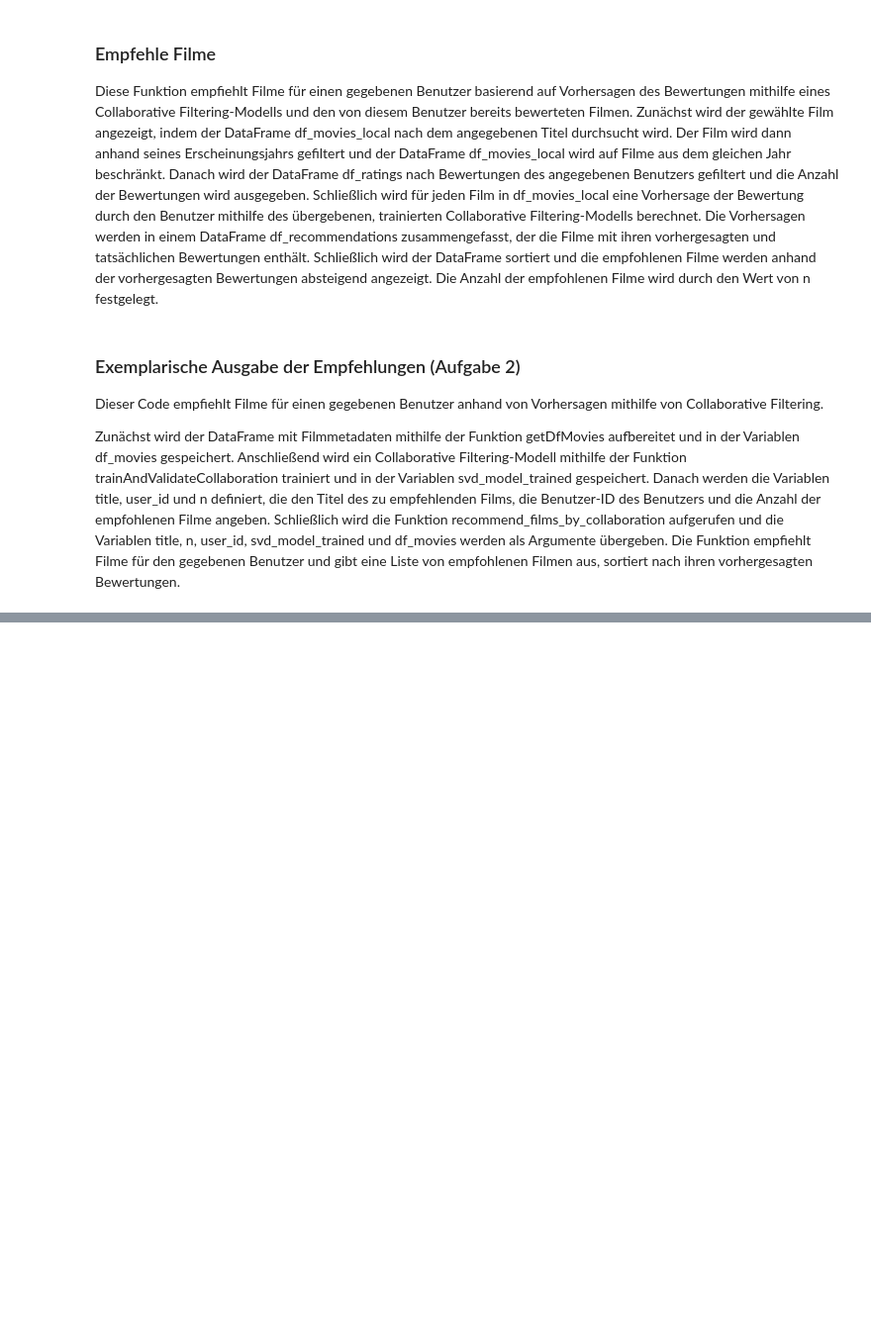
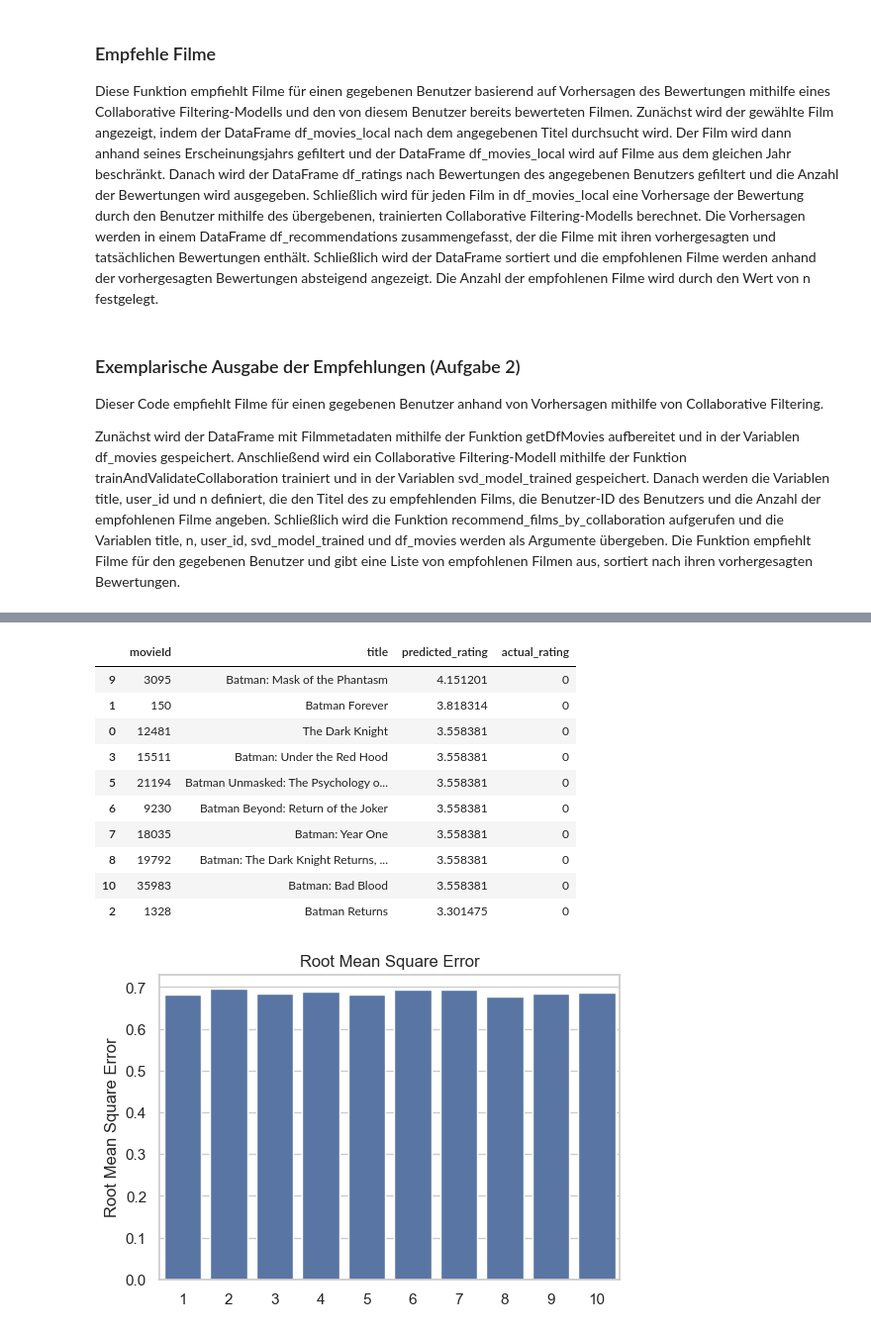
Before and after one commit to LFS96/hs_mz_its2, a Jupyter notebook: ITS__Notebook.ipynb, the cells around one changed output, grey strips where cells are left out. Shown at 99% size. Drawn from its saved outputs; the diff is of its cells as text; code cells hidden in the pictures; blank space fills up the shorter version.

```diff
--- a/ITS__Notebook.ipynb
+++ b/ITS__Notebook.ipynb
@@ -231,7 +231,7 @@ Die Funktion index_mapping ist eine pd.Series-Instanz, die aus der Metadaten-Tab
 
 Die .drop_duplicates()-Methode wird aufgerufen, um alle Duplikate aus der pd.Series zu entfernen. Wenn mehrere Filme den gleichen Titel haben, wird nur der erste Film in der pd.Series gespeichert.
 # %%
-def getIndexMapping (metadata):
+def get_index_mapping (metadata):
     # Mappen der Namen auf die IDs und entfernen der Duplikate
     index_mapping = pd.Series(metadata.index, index=metadata['title']).drop_duplicates()
     return index_mapping
@@ -246,7 +246,7 @@ Die Liste wird auf die ersten n Einträge gekürzt (außer dem ersten Eintrag, d
 Eine Liste von Matrixindizes wird aus den Tupeln in der gekürzten Liste erstellt.
 Die Liste von Filmtiteln wird aus dem DataFrame metadata anhand der Indizes in der Liste von Matrixindizes erstellt und zurückgegeben.
 # %%
-def recommend_films(title, n, cosine_matrix_description, index_mapping, metadata):
+def recommend_films(title, n, cosine_matrix_description, index_mapping, metadata, return_only_title):
     index = index_mapping[title]
 
     score = list(enumerate(cosine_matrix_description[index]))
@@ -258,7 +258,10 @@ def recommend_films(title, n, cosine_matrix_description, index_mapping, metadata
 
     movie_indices = [i[0] for i in score]
 
-    return metadata['title'].iloc[movie_indices]
+    # True nur Titel, sonst alles
+    if return_only_title:
+        return metadata['title'].iloc[movie_indices]
+    return metadata.iloc[movie_indices]
 # %% [markdown]
 ### Exemplarische Ausgabe der Empfehlungen (Aufgabe 1)
 Die oben gezeigte Funktion zeigt Empfehlungen für Filme basierend auf deren Beschreibung und ihren Metadaten an. Die Funktion führt folgende Schritte aus:
@@ -407,0 +452,26 @@ recommend_films_by_collaboration(title, n, user_id, svd_model_trained, df_movies
+# %%
+df_metadata = metadata.drop([19730, 29503, 35587])
+
+title = 'The Dark Knight Rises'
+user_id = 400
+n = 10
+
+cosine_matrix_description = get_cosine_matrix_description(df_metadata)
+index_mapping = get_index_mapping(df_metadata)
+svd_model_trained = train_and_validate_collaboration(rating)
+
+df_meta = recommend_films(title, 11, cosine_matrix_description, index_mapping, df_metadata, False)
+recommend_films_by_collaboration(title, n, user_id, svd_model_trained, df_meta, rating, True)
+# %% [output]
+|  | movieId | title | predicted_rating | actual_rating |
+| 9 | 3095 | Batman: Mask of the Phantasm | 4.151201 | 0 |
+| 1 | 150 | Batman Forever | 3.818314 | 0 |
+| 0 | 12481 | The Dark Knight | 3.558381 | 0 |
+| 3 | 15511 | Batman: Under the Red Hood | 3.558381 | 0 |
+| 5 | 21194 | Batman Unmasked: The Psychology o... | 3.558381 | 0 |
+| 6 | 9230 | Batman Beyond: Return of the Joker | 3.558381 | 0 |
+| 7 | 18035 | Batman: Year One | 3.558381 | 0 |
+| 8 | 19792 | Batman: The Dark Knight Returns, ... | 3.558381 | 0 |
+| 10 | 35983 | Batman: Bad Blood | 3.558381 | 0 |
+| 2 | 1328 | Batman Returns | 3.301475 | 0 |
+[figure, added]
```
Also changed, not shown: parts of 8 cells of this notebook.
